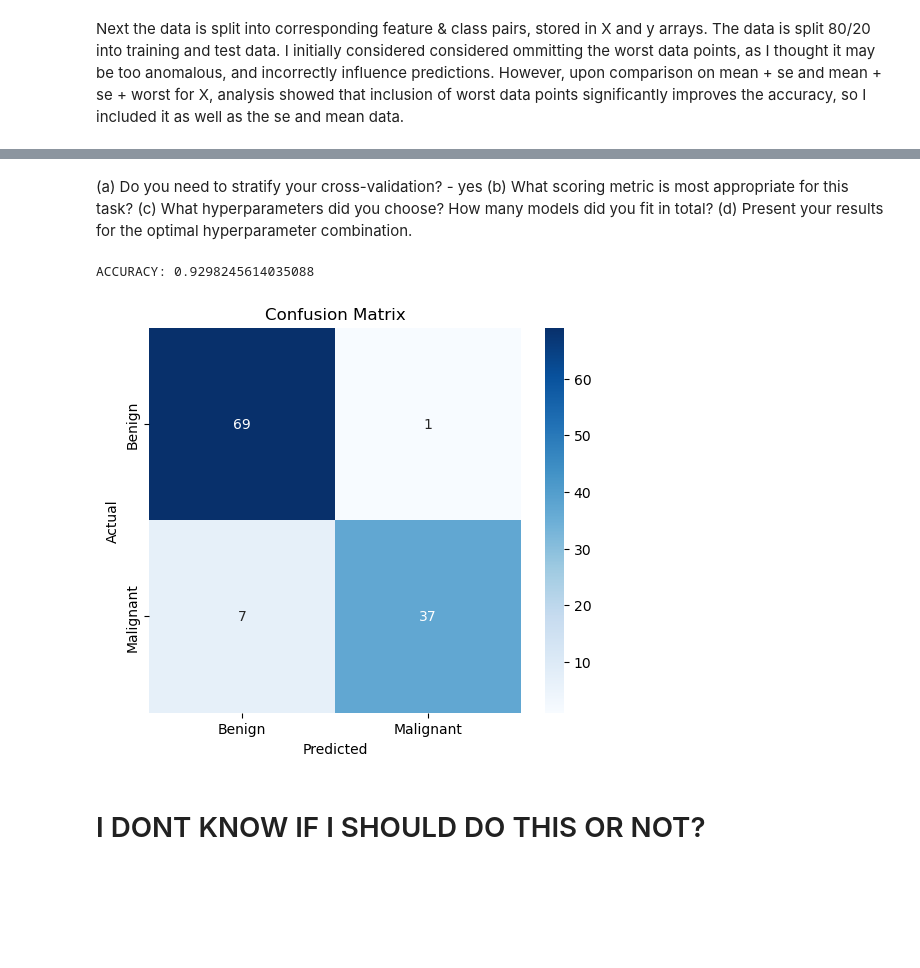
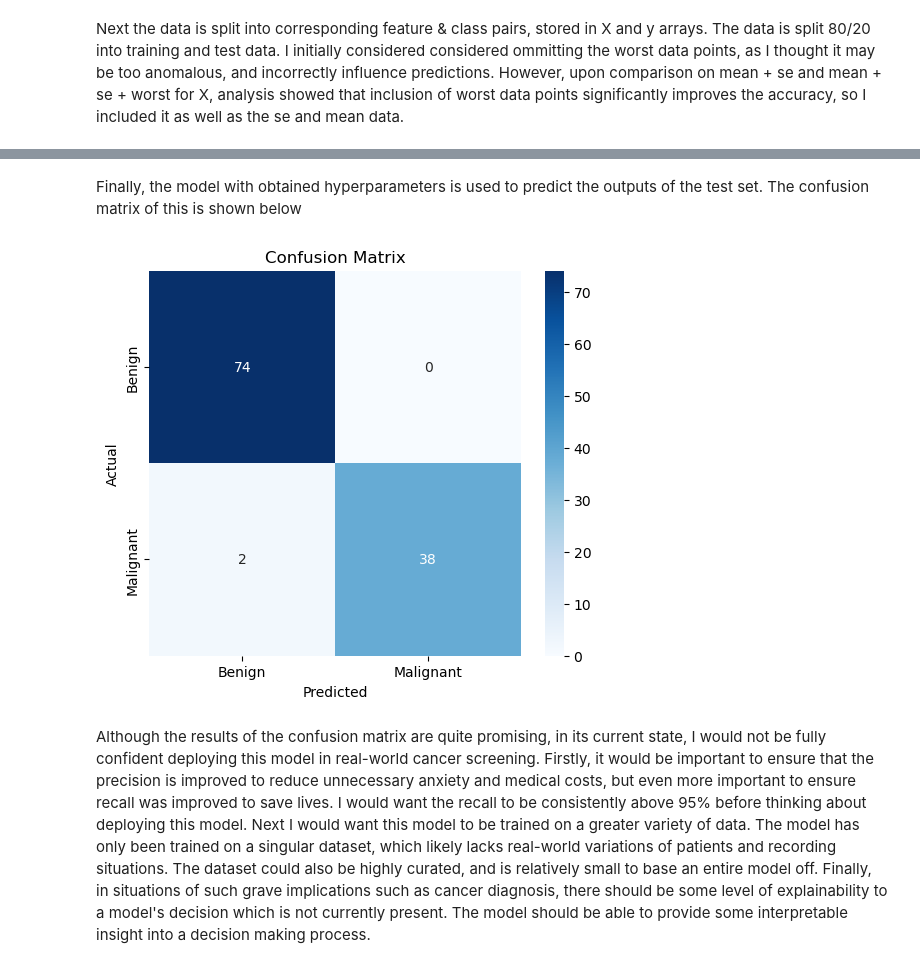
Before and after one commit to b0b3000/MachineLearningProject1, a Jupyter notebook: project.ipynb, the cells around one changed output, grey strips where cells are left out. Drawn from its saved outputs; the diff is of its cells as text; code cells hidden in the pictures; blank space fills up the shorter version.

```diff
--- a/project.ipynb
+++ b/project.ipynb
@@ -319,24 +382,17 @@ ACCURACY: 0.9298245614035088
-# %% [markdown]
-(a) Do you need to stratify your cross-validation? - yes
-(b) What scoring metric is most appropriate for this task?
-(c) What hyperparameters did you choose? How many models did you fit in total?
-(d) Present your results for the optimal hyperparameter combination.
+# %% [markdown]
+Finally, the model with obtained hyperparameters is used to predict the outputs of the test set. The confusion matrix of this is shown below
 # %%
-score = optimal_model.score(test_X,test_y)
-print(f'ACCURACY: {score}')
-
 predicted_y = optimal_model.predict(test_X)
 
 confusion = confusion_matrix(test_y, predicted_y)
 
 plt.figure(figsize=(6, 5))
 sns.heatmap(confusion, annot=True, fmt='d', cmap='Blues', xticklabels=['Benign', 'Malignant'], yticklabels=['Benign', 'Malignant'])
 plt.xlabel('Predicted')
 plt.ylabel('Actual')
 plt.title('Confusion Matrix')
 plt.show()
 # %% [output]
-ACCURACY: 0.9298245614035088
-[figure, old version]
+[figure, new version]
-# %% [markdown]
-# I DONT KNOW IF I SHOULD DO THIS OR NOT?
+# %% [markdown]
+Although the results of the confusion matrix are quite promising, in its current state, I would not be fully confident deploying this model in real-world cancer screening. Firstly, it would be important to ensure that the precision is improved to reduce unnecessary anxiety and medical costs, but even more important to ensure recall was improved to save lives. I would want the recall to be consistently above 95% before thinking about deploying this model. Next I would want this model to be trained on a greater variety of data. The model has only been trained on a singular dataset, which likely lacks real-world variations of patients and recording situations. The dataset could also be highly curated, and is relatively small to base an entire model off. Finally, in situations of such grave implications such as cancer diagnosis, there should be some level of explainability to a model's decision which is not currently present. The model should be able to provide some interpretable insight into a decision making process.
```
Also changed, not shown: parts of 23 cells of this notebook, 1 other file.
